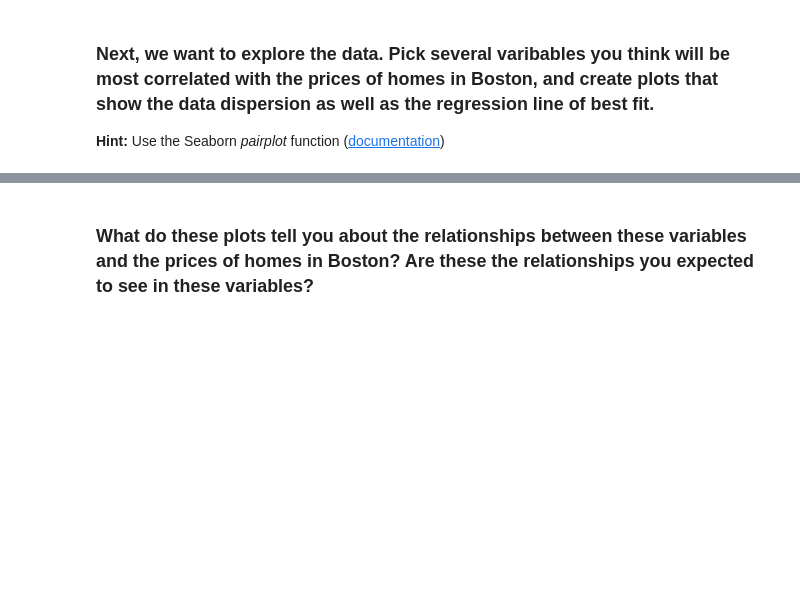
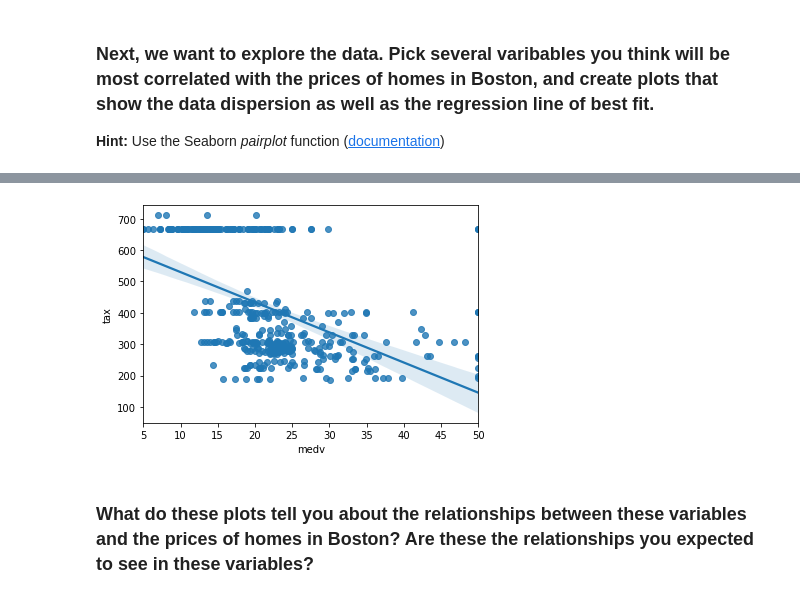
Before and after one commit to ta-data-remote/lab-problems-with-ML, a Jupyter notebook: your-code/lab_boston_housing.ipynb, the cells around one changed output, grey strips where cells are left out. Cells and saved outputs as stored; diff of their text form; code cells hidden in the pictures; blank space fills up the shorter version.

```diff
--- a/your-code/lab_boston_housing.ipynb
+++ b/your-code/lab_boston_housing.ipynb
@@ -35,2 +59,8 @@ import matplotlib.pyplot as plt
+# %%
+sns.regplot(x="medv",
+            y="tax",
+            data=boston);
+# %% [output]
+[figure, added]
 # %% [markdown]
 ### What do these plots tell you about the relationships between these variables and the prices of homes in Boston? Are these the relationships you expected to see in these variables?
```
Also changed, not shown: parts of 29 cells of this notebook, 1 other file.
